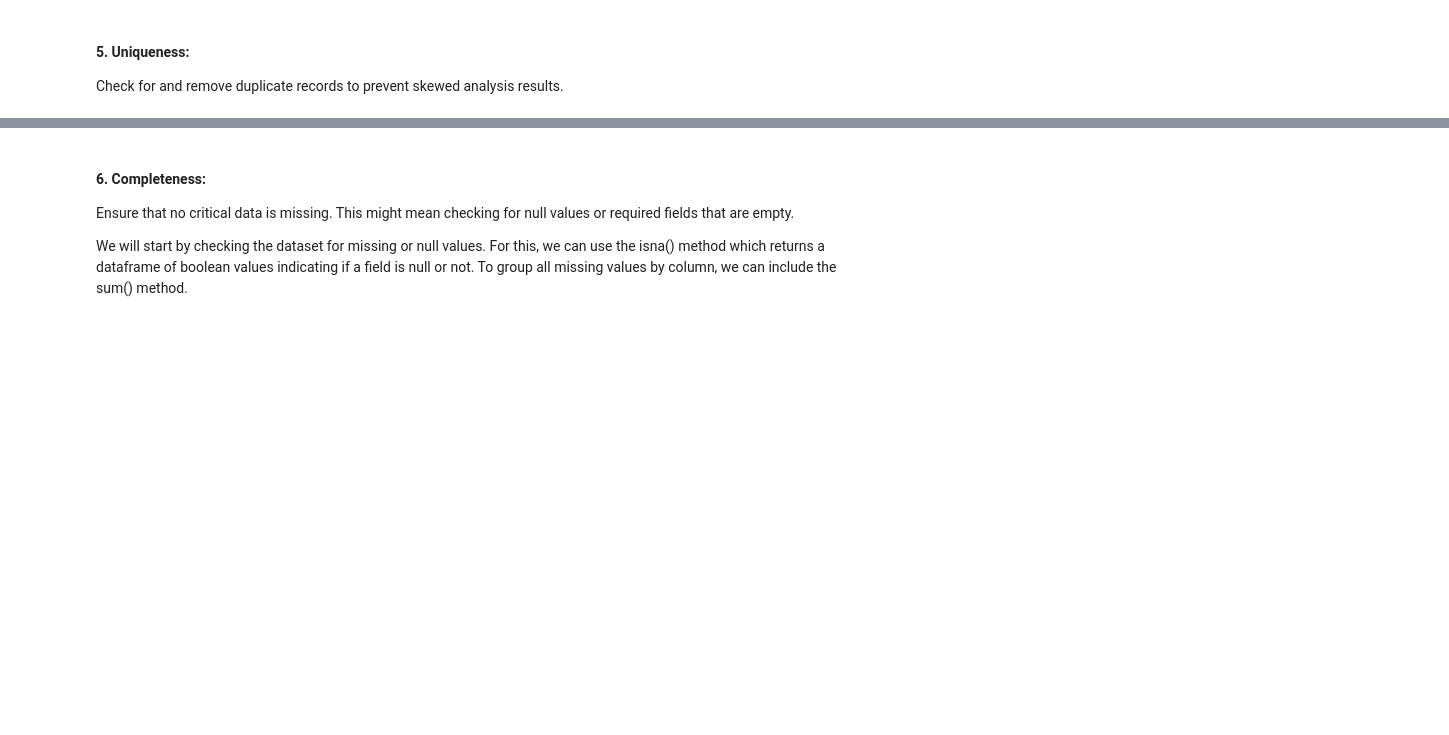
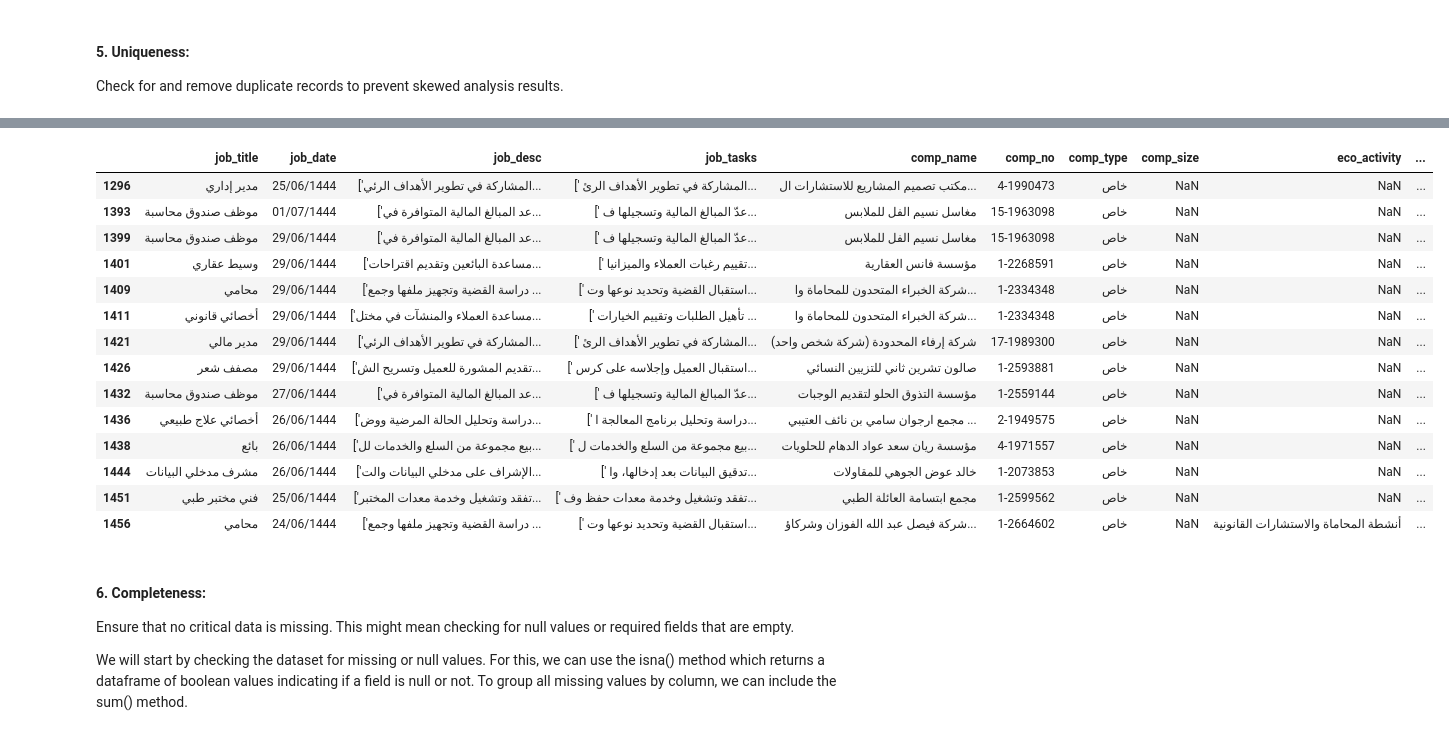
Before and after one commit to Tuwaiq-DS-ML-bootcamp-V-9/Usecase-5, a Jupyter notebook: EDA explain template.ipynb, the cells around one changed output, grey strips where cells are left out. Drawn from its saved outputs; the diff is of its cells as text; code cells hidden in the pictures; blank space fills up the shorter version.

```diff
--- a/EDA explain template.ipynb
+++ b/EDA explain template.ipynb
@@ -352,3 +412,21 @@ Check for and remove duplicate records to prevent skewed analysis results.
+# %%
+Jadarat[Jadarat['comp_size'].isnull()]
+# %% [output]
+|  | job_title | job_date | job_desc | job_tasks | comp_name | comp_no | comp_type | comp_size | eco_activity | ... |
+| 1296 | مدير إداري | 25/06/1444 | ['المشاركة في تطوير الأهداف الرئي... | [' المشاركة في تطوير الأهداف الرئ... | مكتب تصميم المشاريع للاستشارات ال... | 4-1990473 | خاص | NaN | NaN | ... |
+| 1393 | موظف صندوق محاسبة | 01/07/1444 | ['عد المبالغ المالية المتوافرة في... | [' عدّ المبالغ المالية وتسجيلها ف... | مغاسل نسيم الفل للملابس | 15-1963098 | خاص | NaN | NaN | ... |
+| 1399 | موظف صندوق محاسبة | 29/06/1444 | ['عد المبالغ المالية المتوافرة في... | [' عدّ المبالغ المالية وتسجيلها ف... | مغاسل نسيم الفل للملابس | 15-1963098 | خاص | NaN | NaN | ... |
+| 1401 | وسيط عقاري | 29/06/1444 | ['مساعدة البائعين وتقديم اقتراحات... | [' تقييم رغبات العملاء والميزانيا... | مؤسسة فانس العقارية | 1-2268591 | خاص | NaN | NaN | ... |
+| 1409 | محامي | 29/06/1444 | ['دراسة القضية وتجهيز ملفها وجمع ... | [' استقبال القضية وتحديد نوعها وت... | شركة الخبراء المتحدون للمحاماة وا... | 1-2334348 | خاص | NaN | NaN | ... |
+| 1411 | أخصائي قانوني | 29/06/1444 | ['مساعدة العملاء والمنشآت في مختل... | [' تأهيل الطلبات وتقييم الخيارات ... | شركة الخبراء المتحدون للمحاماة وا... | 1-2334348 | خاص | NaN | NaN | ... |
+| 1421 | مدير مالي | 29/06/1444 | ['المشاركة في تطوير الأهداف الرئي... | [' المشاركة في تطوير الأهداف الرئ... | شركة إرفاء المحدودة (شركة شخص واحد) | 17-1989300 | خاص | NaN | NaN | ... |
+| 1426 | مصفف شعر | 29/06/1444 | ['تقديم المشورة للعميل وتسريح الش... | [' استقبال العميل وإجلاسه على كرس... | صالون تشرين ثاني للتزيين النسائي | 1-2593881 | خاص | NaN | NaN | ... |
+| 1432 | موظف صندوق محاسبة | 27/06/1444 | ['عد المبالغ المالية المتوافرة في... | [' عدّ المبالغ المالية وتسجيلها ف... | مؤسسة التذوق الحلو لتقديم الوجبات | 1-2559144 | خاص | NaN | NaN | ... |
+| 1436 | أخصائي علاج طبيعي | 26/06/1444 | ['دراسة وتحليل الحالة المرضية ووض... | [' دراسة وتحليل برنامج المعالجة ا... | مجمع ارجوان سامي بن نائف العتيبي ... | 2-1949575 | خاص | NaN | NaN | ... |
+| 1438 | بائع | 26/06/1444 | ['بيع مجموعة من السلع والخدمات لل... | [' بيع مجموعة من السلع والخدمات ل... | مؤسسة ريان سعد عواد الدهام للحلويات | 4-1971557 | خاص | NaN | NaN | ... |
+| 1444 | مشرف مدخلي البيانات | 26/06/1444 | ['الإشراف على مدخلي البيانات والت... | [' تدقيق البيانات بعد إدخالها، وا... | خالد عوض الجوهي للمقاولات | 1-2073853 | خاص | NaN | NaN | ... |
+| 1451 | فني مختبر طبي | 25/06/1444 | ['تفقد وتشغيل وخدمة معدات المختبر... | [' تفقد وتشغيل وخدمة معدات حفظ وف... | مجمع ابتسامة العائلة الطبي | 1-2599562 | خاص | NaN | NaN | ... |
+| 1456 | محامي | 24/06/1444 | ['دراسة القضية وتجهيز ملفها وجمع ... | [' استقبال القضية وتحديد نوعها وت... | شركة فيصل عبد الله الفوزان وشركاؤ... | 1-2664602 | خاص | NaN | أنشطة المحاماة والاستشارات القانونية | ... |
 # %%
 # go to delete duplicates columns
 # %% [markdown]
```
Also changed, not shown: parts of 15 cells of this notebook.
